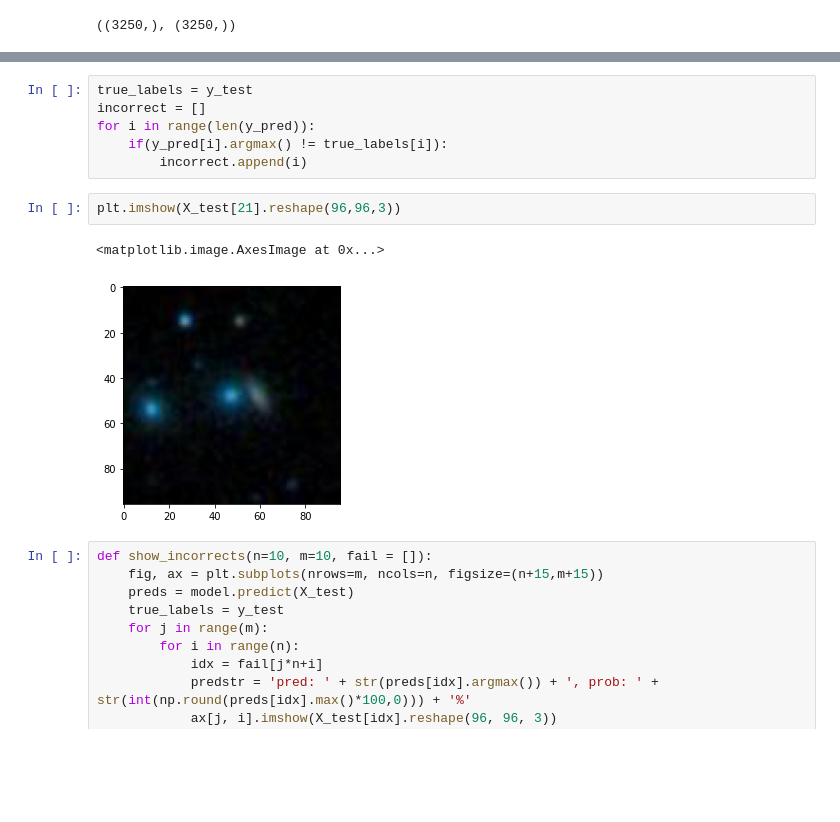
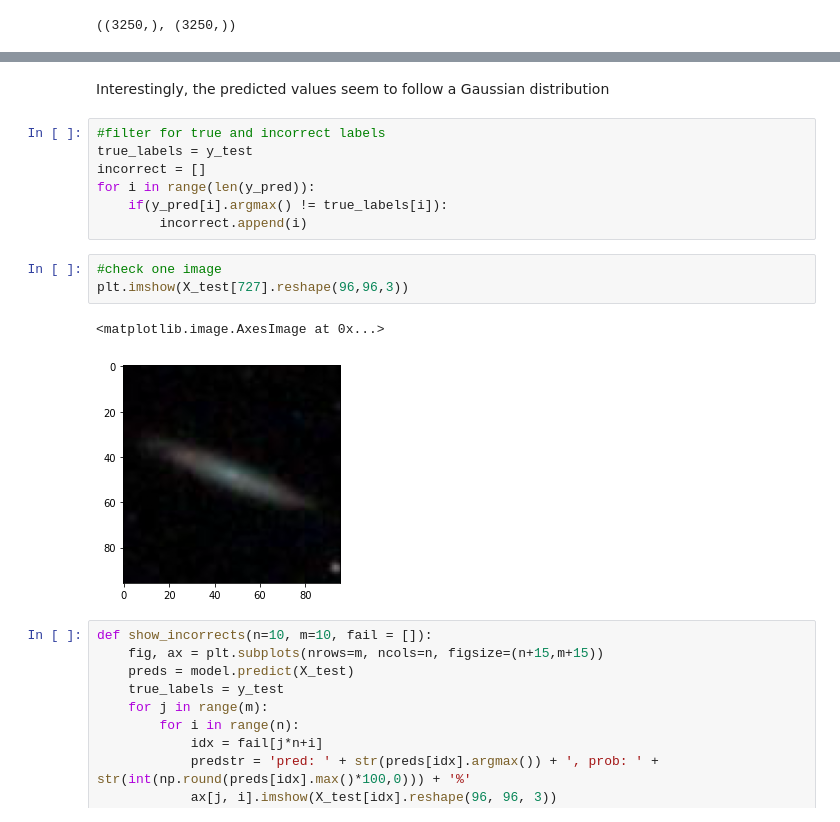
Before and after one commit to barnabasp/ML_Course, a Jupyter notebook: bporfy_lab_10_cnn.ipynb, the cells around one changed output, grey strips where cells are left out. Drawn from its saved outputs; the diff is of its cells as text; blank space fills up the shorter version.

```diff
--- a/bporfy_lab_10_cnn.ipynb
+++ b/bporfy_lab_10_cnn.ipynb
@@ -496,14 +525,18 @@ plt.plot(y_test - y_pred)
+# %% [markdown]
+Interestingly, the predicted values seem to follow a Gaussian distribution
 # %%
+#filter for true and incorrect labels
 true_labels = y_test
 incorrect = []
 for i in range(len(y_pred)):
     if(y_pred[i].argmax() != true_labels[i]):
         incorrect.append(i)
 # %%
-plt.imshow(X_test[21].reshape(96,96,3))
+#check one image
+plt.imshow(X_test[727].reshape(96,96,3))
 # %% [output]
 <matplotlib.image.AxesImage at 0x...>
-[figure, old version]
+[figure, new version]
 # %%
 def show_incorrects(n=10, m=10, fail = []):
     fig, ax = plt.subplots(nrows=m, ncols=n, figsize=(n+15,m+15))
```
Also changed, not shown: parts of 18 cells of this notebook.
